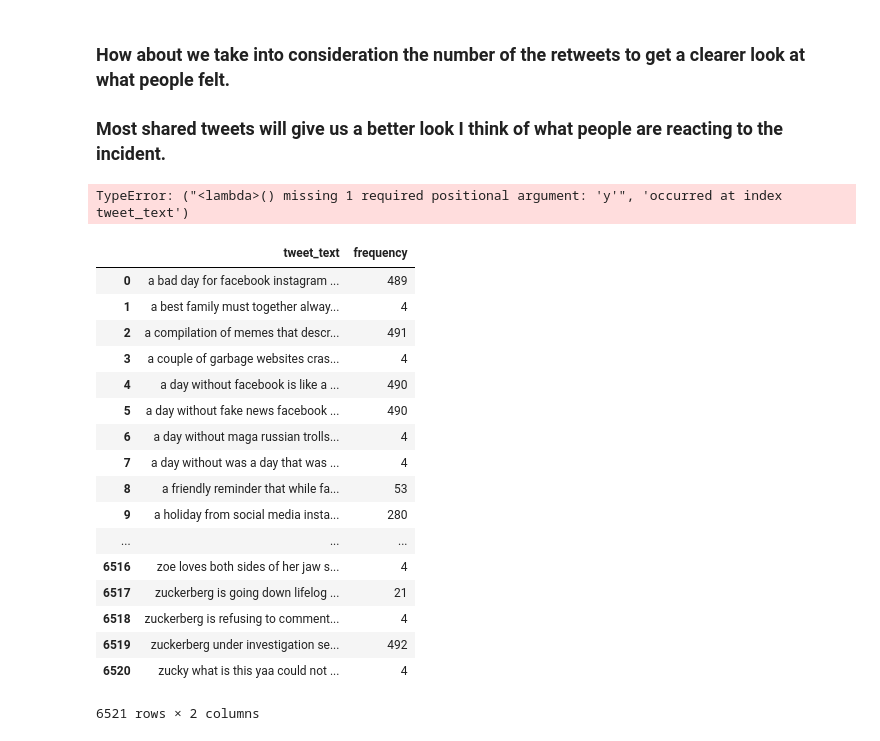
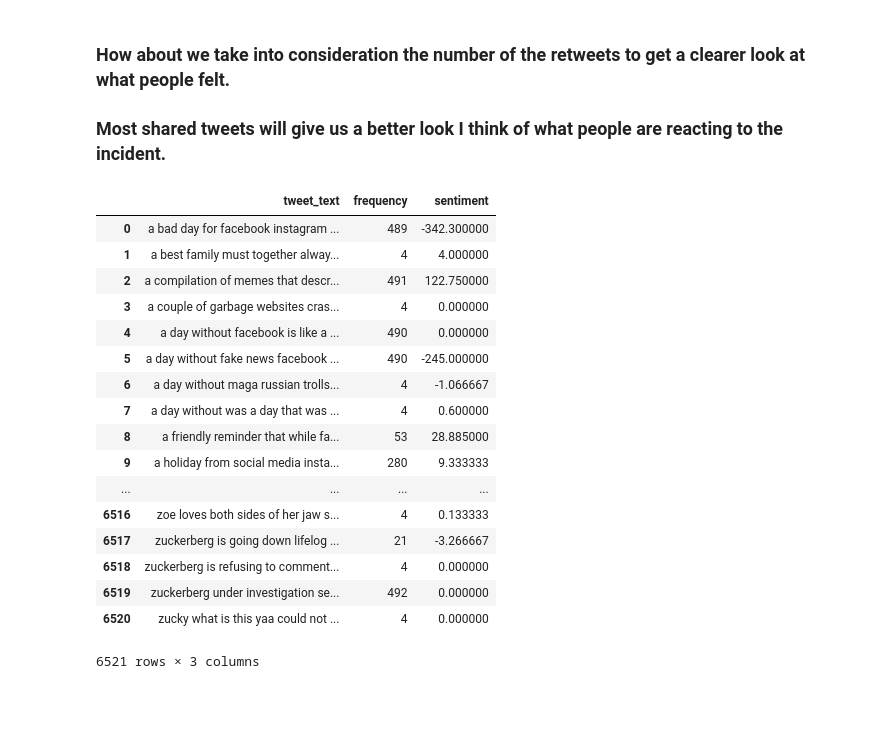
Before and after one commit to AmineHosni/FacebookDown-Sentiment-Analaysis, a Jupyter notebook: EDA.ipynb, the cells around one changed output. Drawn from its saved outputs; the diff is of its cells as text; code cells hidden in the pictures; blank space fills up the shorter version.

```diff
--- a/EDA.ipynb
+++ b/EDA.ipynb
@@ -245,27 +245,25 @@ memory usage: 102.0+ KB
 ### How about we take into consideration the number of the retweets to get a clearer look at what people felt.
 ### Most shared tweets will give us a better look I think of what people are reacting to the incident.
 # %%
-tweets_freq['sentiment'] = tweets_freq.apply(lambda x: TextBlob(x['tweet_text']).sentiment[0]* )
+tweets_freq['sentiment'] = tweets_freq.apply(lambda x: TextBlob(x['tweet_text']).sentiment[0]*x['frequency'],axis=1)
-# %% [output]
-TypeError: ("<lambda>() missing 1 required positional argument: 'y'", 'occurred at index tweet_text')
 # %%
-tweets_freq[['tweet_text','frequency']]
+tweets_freq
 # %% [output]
-|  | tweet_text | frequency |
-| 0 | a bad day for facebook instagram ... | 489 |
-| 1 | a best family must together alway... | 4 |
-| 2 | a compilation of memes that descr... | 491 |
-| 3 | a couple of garbage websites cras... | 4 |
-| 4 | a day without facebook is like a ... | 490 |
-| 5 | a day without fake news facebook ... | 490 |
-| 6 | a day without maga russian trolls... | 4 |
-| 7 | a day without was a day that was ... | 4 |
-| 8 | a friendly reminder that while fa... | 53 |
-| 9 | a holiday from social media insta... | 280 |
-| ... | ... | ... |
-| 6516 | zoe loves both sides of her jaw s... | 4 |
-| 6517 | zuckerberg is going down lifelog ... | 21 |
-| 6518 | zuckerberg is refusing to comment... | 4 |
-| 6519 | zuckerberg under investigation se... | 492 |
-| 6520 | zucky what is this yaa could not ... | 4 |
+|  | tweet_text | frequency | sentiment |
+| 0 | a bad day for facebook instagram ... | 489 | -342.300000 |
+| 1 | a best family must together alway... | 4 | 4.000000 |
+| 2 | a compilation of memes that descr... | 491 | 122.750000 |
+| 3 | a couple of garbage websites cras... | 4 | 0.000000 |
+| 4 | a day without facebook is like a ... | 490 | 0.000000 |
+| 5 | a day without fake news facebook ... | 490 | -245.000000 |
+| 6 | a day without maga russian trolls... | 4 | -1.066667 |
+| 7 | a day without was a day that was ... | 4 | 0.600000 |
+| 8 | a friendly reminder that while fa... | 53 | 28.885000 |
+| 9 | a holiday from social media insta... | 280 | 9.333333 |
+| ... | ... | ... | ... |
+| 6516 | zoe loves both sides of her jaw s... | 4 | 0.133333 |
+| 6517 | zuckerberg is going down lifelog ... | 21 | -3.266667 |
+| 6518 | zuckerberg is refusing to comment... | 4 | 0.000000 |
+| 6519 | zuckerberg under investigation se... | 492 | 0.000000 |
+| 6520 | zucky what is this yaa could not ... | 4 | 0.000000 |
-6521 rows × 2 columns
+6521 rows × 3 columns
```
